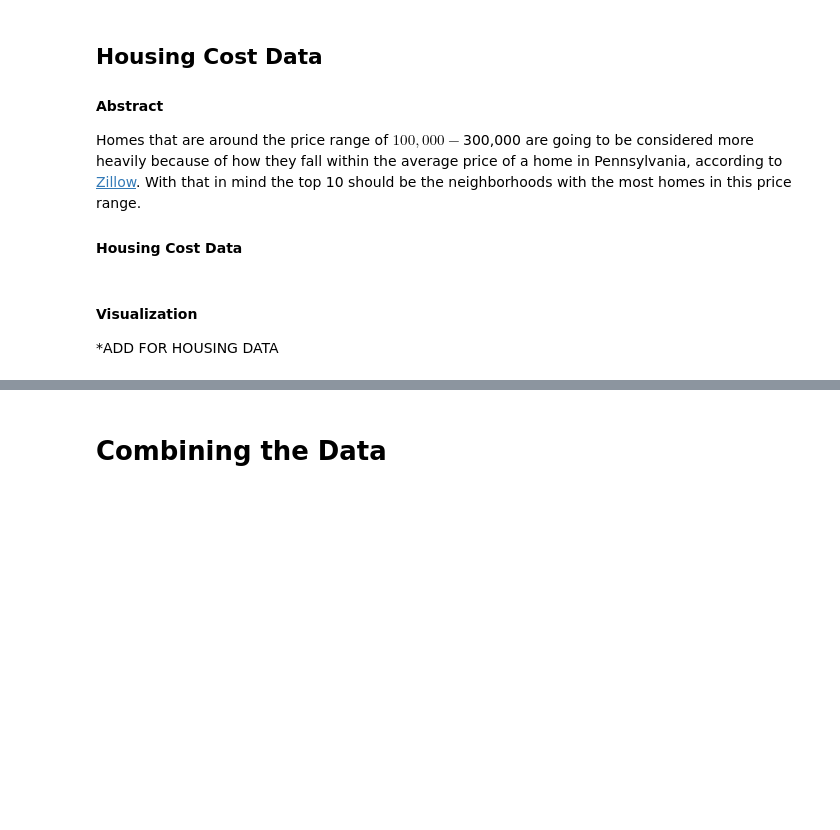
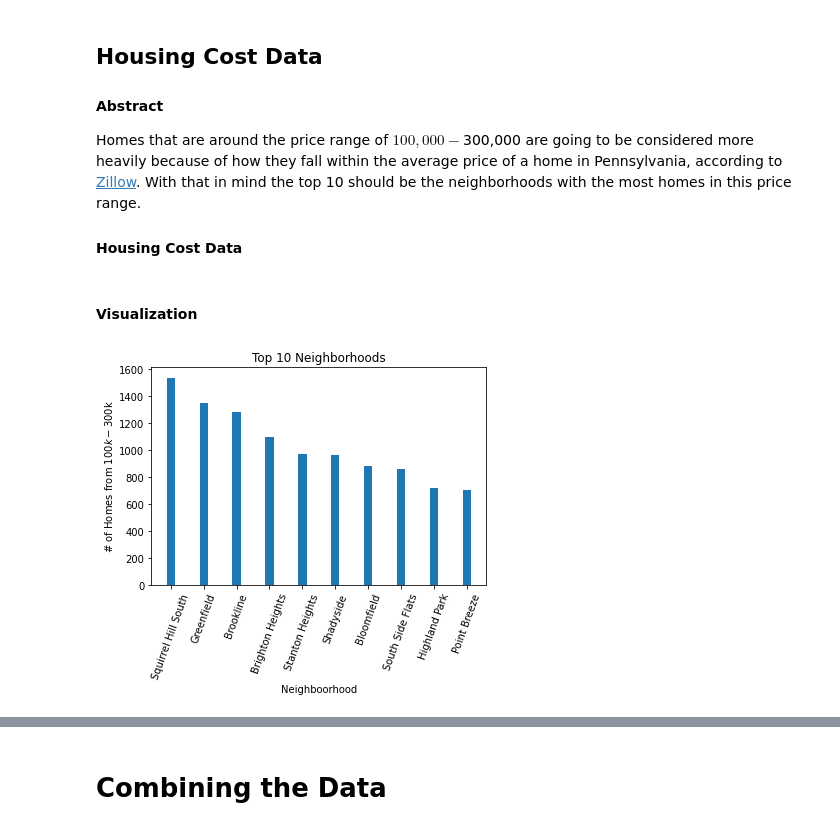
Before and after one commit to sim1029/data-pirates, a Jupyter notebook: Presentation-Notebook.ipynb, the cells around one changed output, grey strips where cells are left out. Cells and saved outputs as stored; diff of their text form; code cells hidden in the pictures; blank space fills up the shorter version.

```diff
--- a/Presentation-Notebook.ipynb
+++ b/Presentation-Notebook.ipynb
@@ -292,4 +292,21 @@ for x in range(0, len(total)):
 house_per = pd.DataFrame(percentage)
 # %% [markdown]
 #### Visualization
-*ADD FOR HOUSING DATA
+# %%
+#Sort the houses in our price range from most to least per neighborhood
+houses_sorted = houses.sort_values('Total', axis = 0, ascending = False, inplace = False, kind = 'quicksort')
+top10NOvr = []
+top10POvr = []
+for x in range(0, 10):
+    top10NOvr.append(houses_sorted.iloc[x, 0])
+    top10POvr.append(houses_sorted.iloc[x, 1])
+
+#Produce bar graph of homes
+plt.bar(top10NOvr, top10POvr, width = 0.25)
+plt.title("Top 10 Neighborhoods")
+plt.xlabel("Neighboorhood")
+plt.ylabel("# of Homes from $100k-$300k")
+plt.xticks(rotation = 70)
+plt.show()
+# %% [output]
+[figure, added]
```
Also changed, not shown: parts of 1 cell of this notebook.
